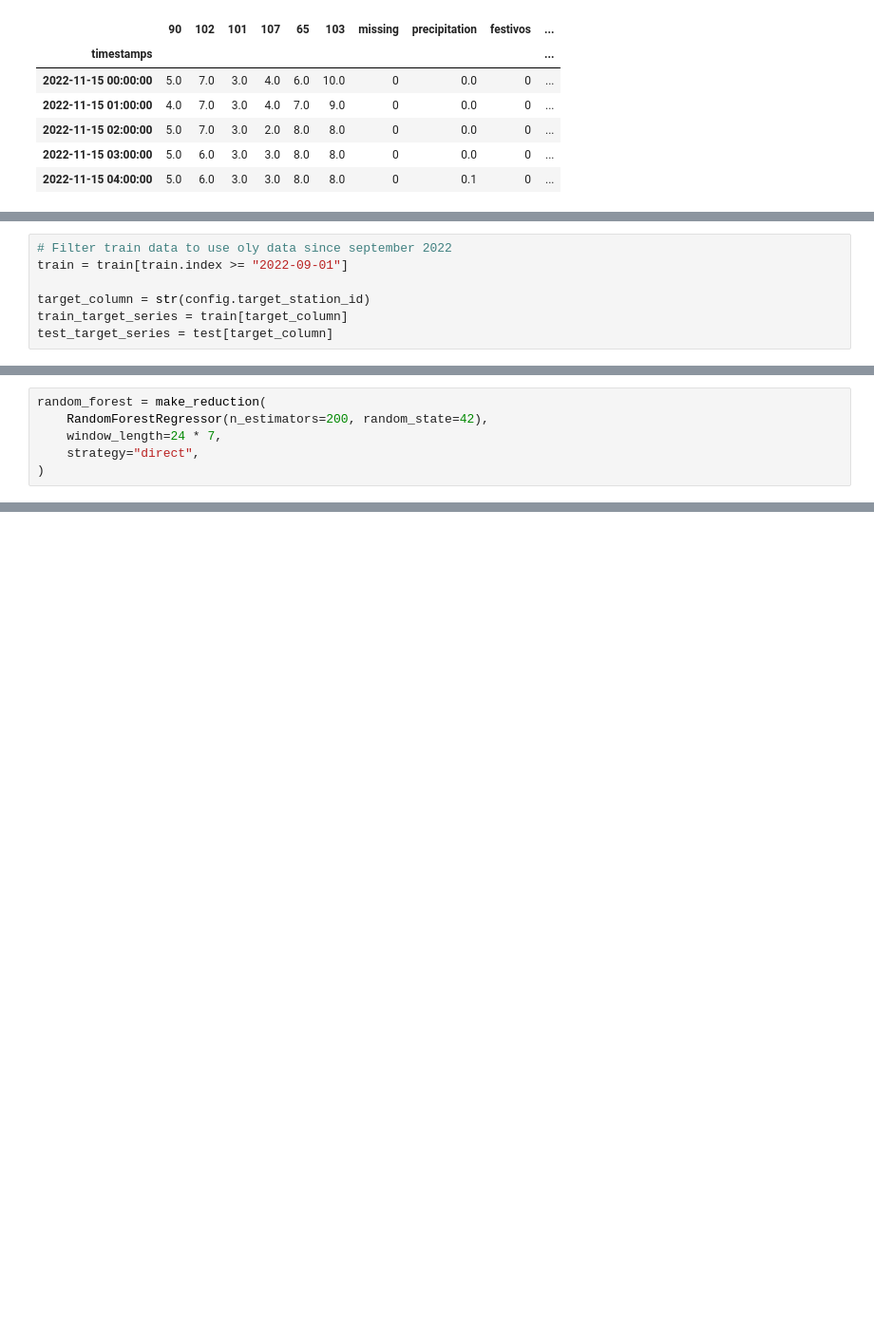
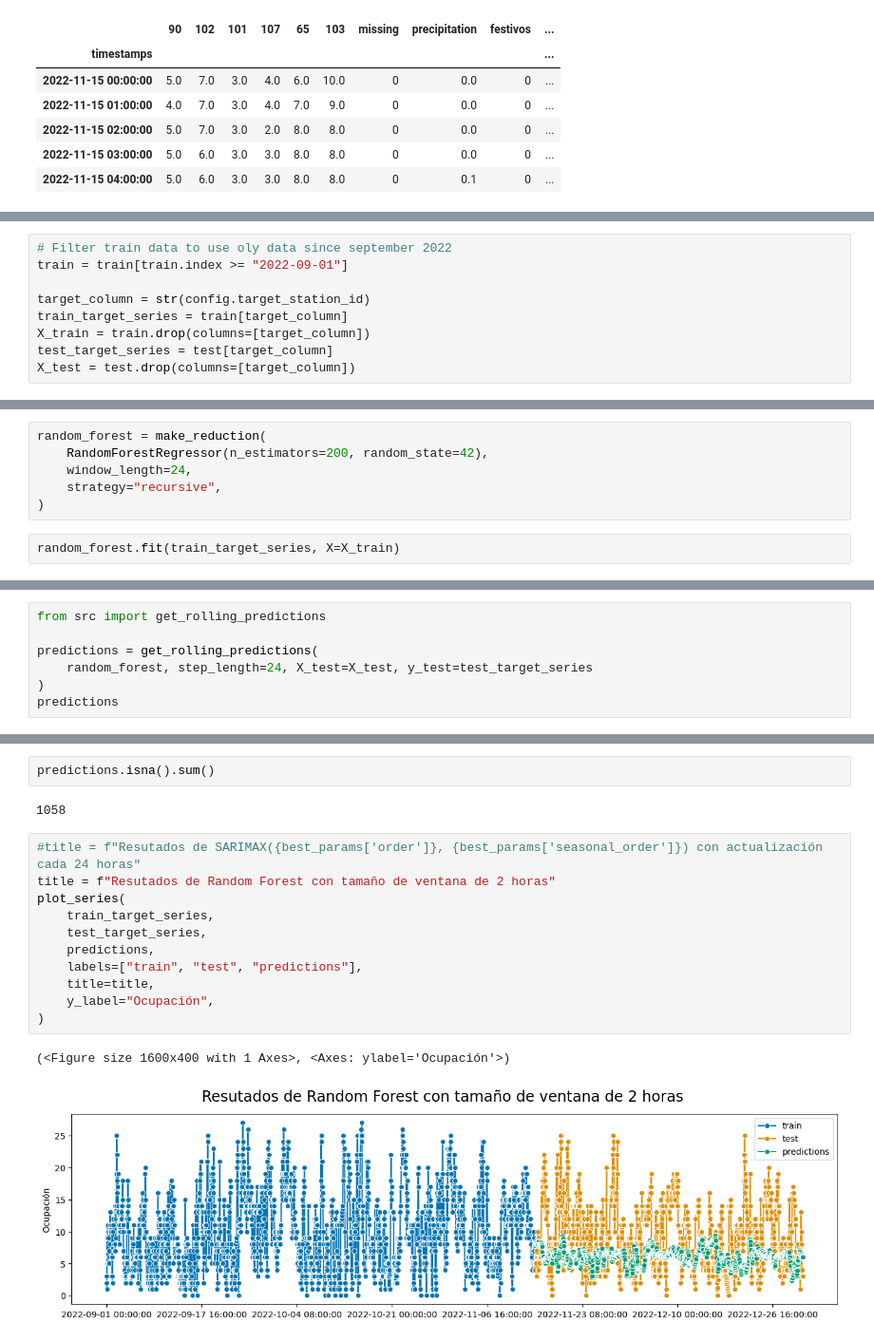
Before and after one commit to Pabloo22/bicimad, a Jupyter notebook: notebooks/entrega/random_forest.ipynb, the cells around one changed output, grey strips where cells are left out. Shown: that part at 95% size. Drawn from its saved outputs; the diff is of its cells as text; blank space fills up the shorter version.

```diff
--- a/notebooks/entrega/random_forest.ipynb
+++ b/notebooks/entrega/random_forest.ipynb
@@ -60,4 +81,6 @@ train = train[train.index >= "2022-09-01"]
 
 target_column = str(config.target_station_id)
 train_target_series = train[target_column]
+X_train = train.drop(columns=[target_column])
 test_target_series = test[target_column]
+X_test = test.drop(columns=[target_column])
@@ -64,6 +97,8 @@ test_target_series = test[target_column]
 # %%
 random_forest = make_reduction(
     RandomForestRegressor(n_estimators=200, random_state=42),
-    window_length=24 * 7,
-    strategy="direct",
+    window_length=24,
+    strategy="recursive",
 )
+# %%
+random_forest.fit(train_target_series, X=X_train)
@@ -69,0 +108,7 @@ random_forest = make_reduction(
+# %%
+from src import get_rolling_predictions
+
+predictions = get_rolling_predictions(
+    random_forest, step_length=24, X_test=X_test, y_test=test_target_series
+)
+predictions
@@ -69,0 +128,18 @@ random_forest = make_reduction(
+# %%
+predictions.isna().sum()
+# %% [output]
+1058
+# %%
+#title = f"Resutados de SARIMAX({best_params['order']}, {best_params['seasonal_order']}) con actualización cada 24 horas"
+title = f"Resutados de Random Forest con tamaño de ventana de 2 horas"
+plot_series(
+    train_target_series,
+    test_target_series,
+    predictions,
+    labels=["train", "test", "predictions"],
+    title=title,
+    y_label="Ocupación",
+)
+# %% [output]
+(<Figure size 1600x400 with 1 Axes>, <Axes: ylabel='Ocupación'>)
+[figure, added]
```
Also changed, not shown: parts of 7 cells of this notebook, 1 other file.
